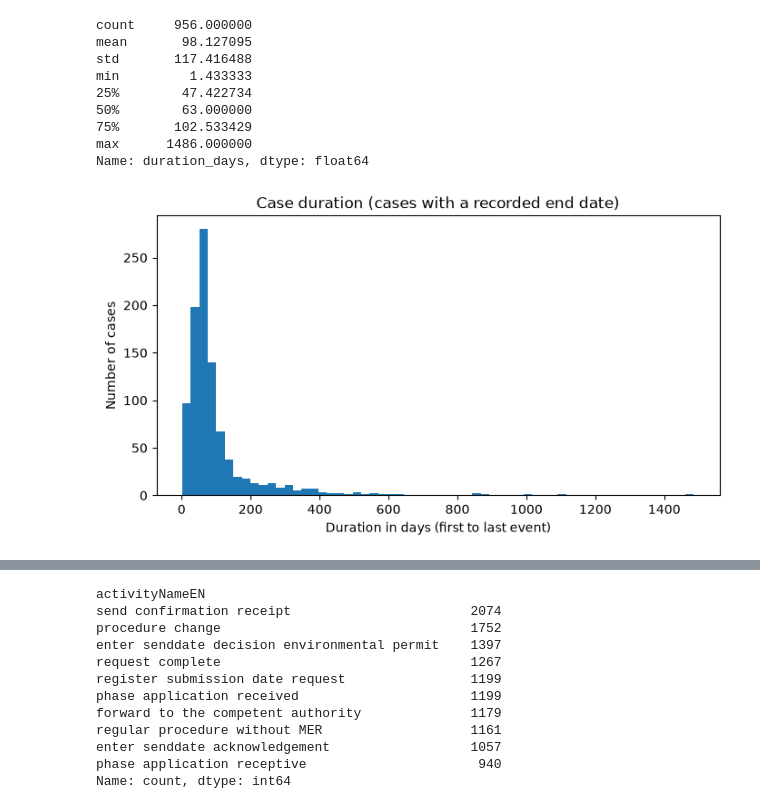
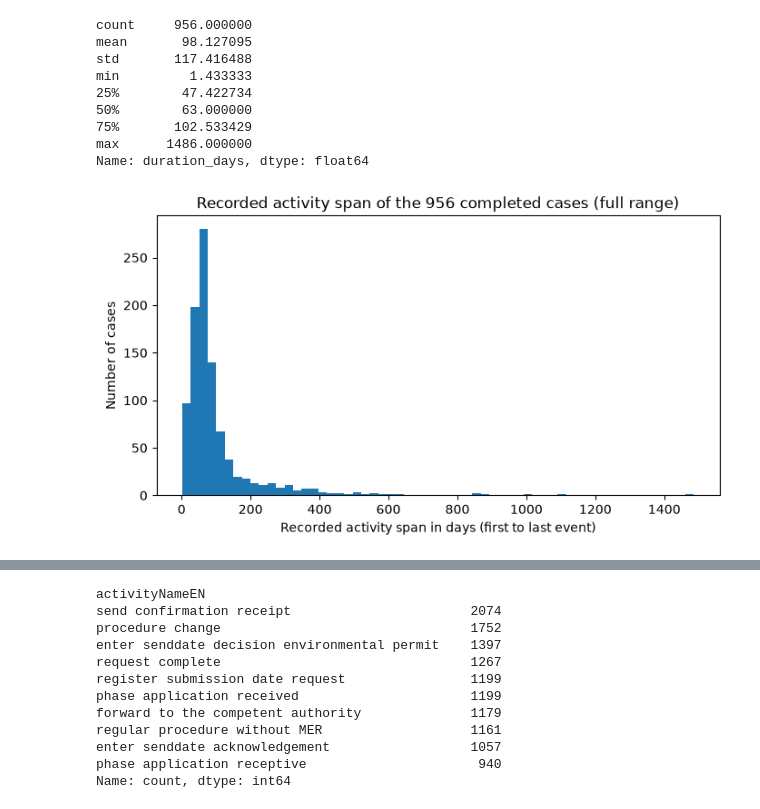
Before and after one commit to cikicali369-glitch/GA-Data-Science-Capstone-Ali, a Jupyter notebook: notebooks/01_EDA.ipynb, the cells around one changed output, grey strips where cells are left out. Cells and saved outputs as stored; diff of their text form; code cells hidden in the pictures.

```diff
--- a/notebooks/01_EDA.ipynb
+++ b/notebooks/01_EDA.ipynb
@@ -57,13 +59,19 @@ to analyse: here, from an XES event log into one table.
 # %%
 import os
 import warnings
+from pathlib import Path
 
 os.environ["PM4PY_SHOW_PROGRESS_BAR"] = "false"  # no progress bar while loading
-warnings.filterwarnings("ignore")                 # hide an optional speed-up tip from PM4Py
+# hide only PM4Py's optional speed-up tip ("Install the optional requirement `r4pm` ..."); other warnings still show
+warnings.filterwarnings("ignore", message="Install the optional requirement `r4pm`")
 
 import matplotlib.pyplot as plt
 import pandas as pd
 import pm4py
+
+# the project folder: works whether Jupyter starts in the notebooks folder or in the project folder
+project_root = Path.cwd().parent if Path.cwd().name == "notebooks" else Path.cwd()
+data_path = project_root / "data" / "raw" / "BPIC15_1.xes"
 # %% [output]
 ============================================================
 
@@ -81,9 +89,7 @@ import pm4py
 # %% [markdown]
 *When PM4Py is imported it prints a short welcome and licence message. This is normal and not an error.*
 # %%
-data_path = "../data/raw/BPIC15_1.xes"
-
-log = pm4py.read_xes(data_path)        # read the XES event log
+log = pm4py.read_xes(str(data_path))   # read the XES event log
 df = pm4py.convert_to_dataframe(log)   # make sure it is a pandas DataFrame
 
 df.head()
@@ -384,9 +397,9 @@ Name: duration_days, dtype: float64
 # %%
 plt.figure(figsize=(8, 4))
 plt.hist(ended_cases["duration_days"], bins=60)
-plt.title("Case duration (cases with a recorded end date)")
-plt.xlabel("Duration in days (first to last event)")
+plt.title("Recorded activity span of the 956 completed cases (full range)")
+plt.xlabel("Recorded activity span in days (first to last event)")
 plt.ylabel("Number of cases")
 plt.show()
 # %% [output]
-[figure, old version]
+[figure, new version]
```
Also changed, not shown: parts of 19 cells of this notebook, 16 other files.
